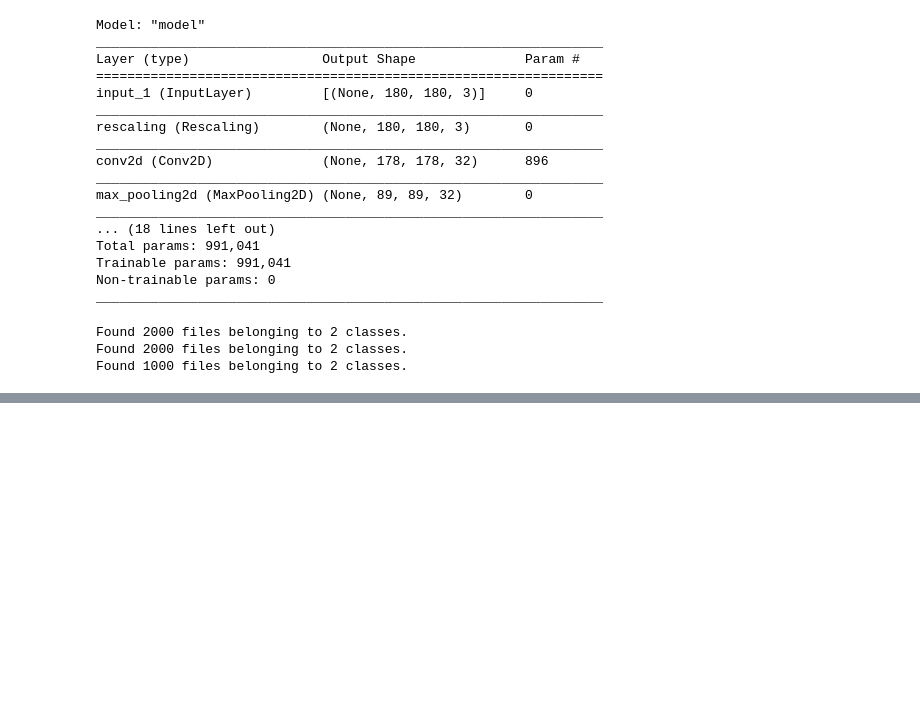
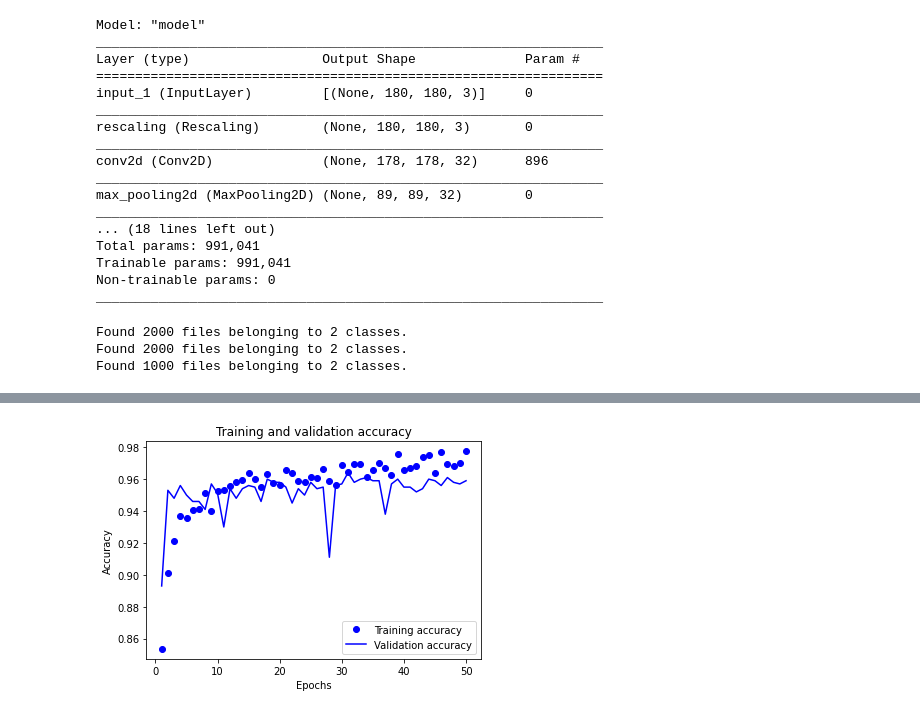
Before and after one commit to Y2Data/DLwP-keras, a Jupyter notebook: naiveCV.ipynb, the cells around one changed output, grey strips where cells are left out. Cells and saved outputs as stored; diff of their text form; code cells hidden in the pictures; blank space fills up the shorter version.

```diff
--- a/naiveCV.ipynb
+++ b/naiveCV.ipynb
@@ -256,0 +453,4 @@ plt.show()
+# %%
+plot_acc(history)
+# %% [output]
+[figure, added]
```
Also changed, not shown: parts of 29 cells of this notebook.
